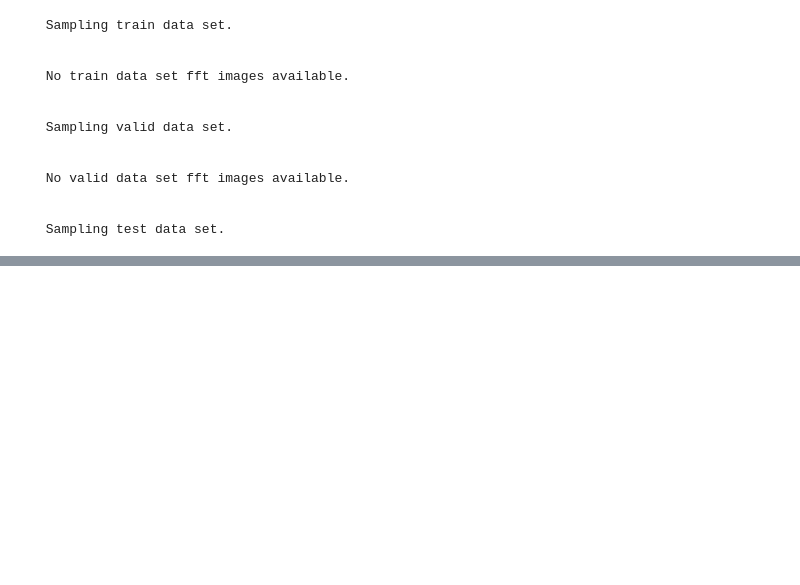
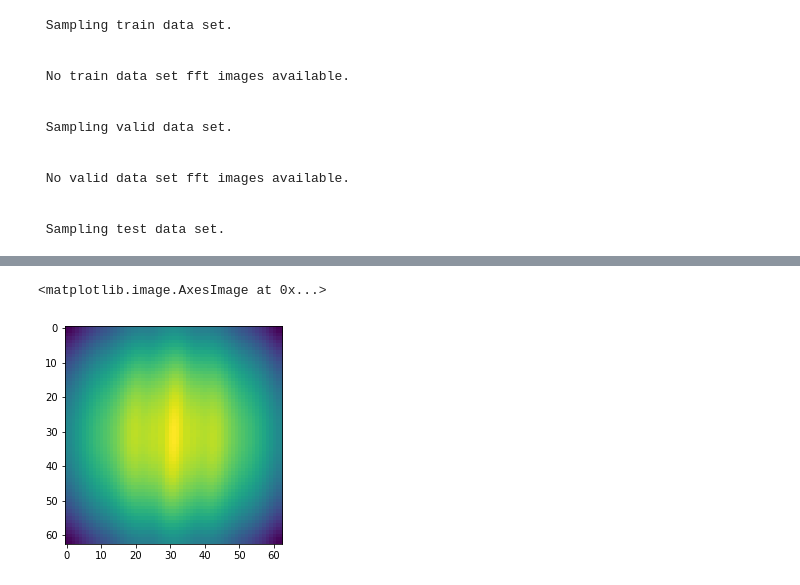
Before and after one commit to radionets-project/radionets, a Jupyter notebook: examples/07_benchmark_testset.ipynb, the cells around one changed output, grey strips where cells are left out. Saved outputs shown, nothing was run; the diff lists cells and outputs as text; code cells hidden in the pictures; blank space fills up the shorter version.

```diff
--- a/examples/07_benchmark_testset.ipynb
+++ b/examples/07_benchmark_testset.ipynb
@@ -152,0 +189,5 @@ sample_fft_images(sim_conf)
+# %%
+plt.imshow(np.abs(y[9][0]))
+# %% [output]
+<matplotlib.image.AxesImage at 0x...>
+[figure, added]
```
Also changed, not shown: parts of 8 cells of this notebook.
